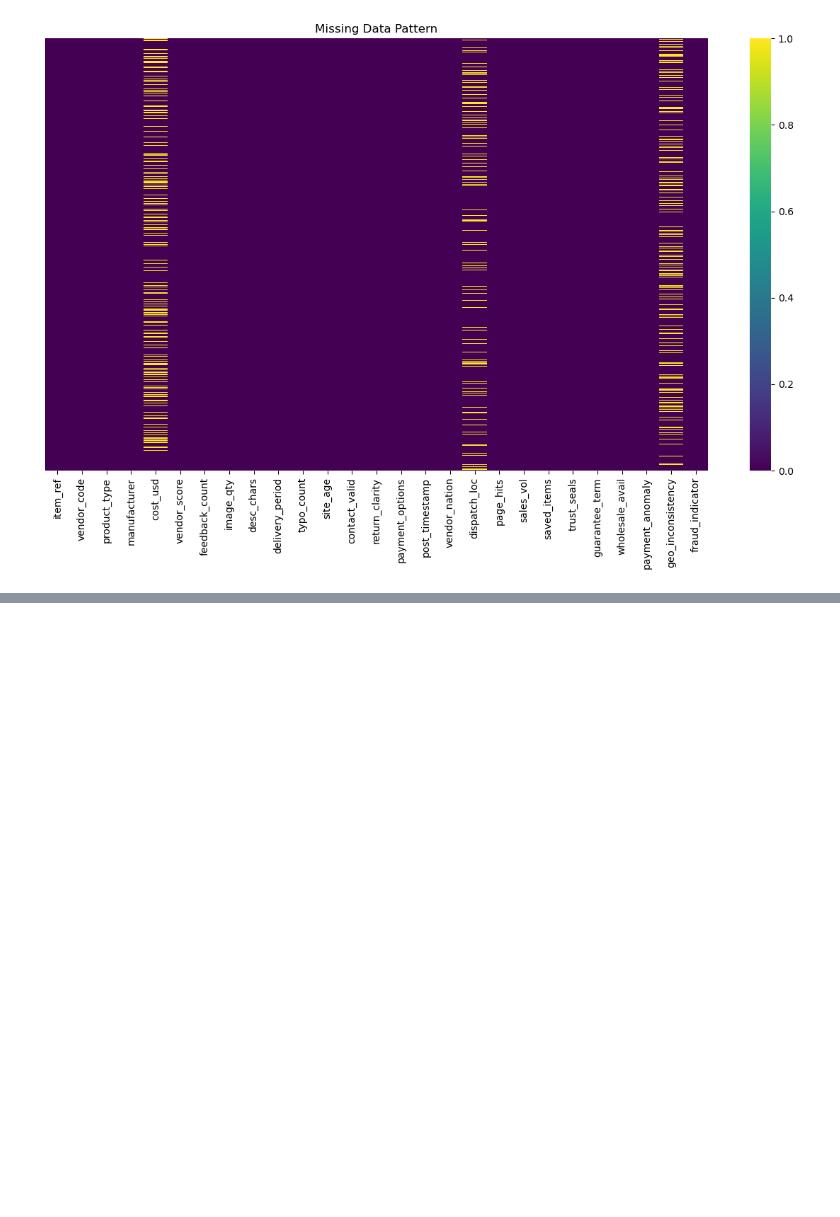
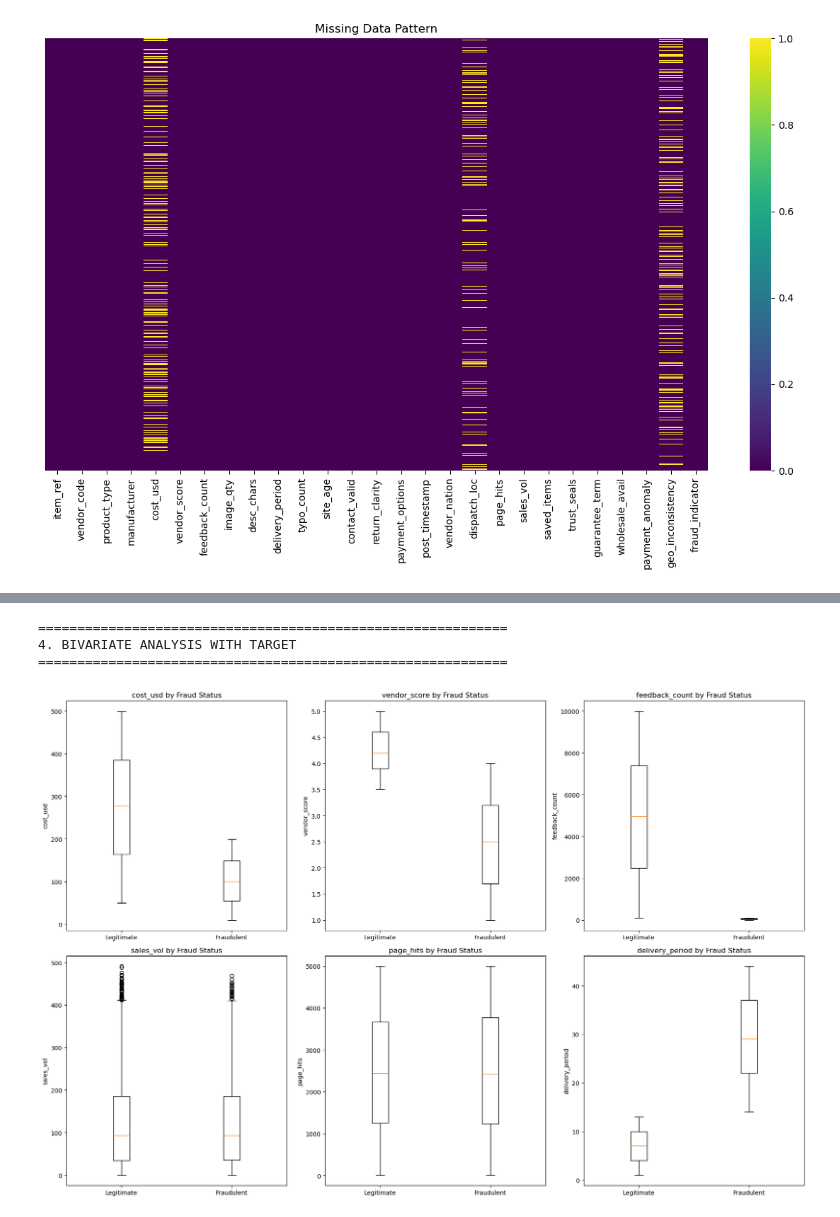
Before and after one commit to N1KH1LT0X1N/S4DS-Tasks, a Jupyter notebook: task1/S4DS_Task1.ipynb, the cells around one changed output, grey strips where cells are left out. Cells and saved outputs as stored; diff of their text form; code cells hidden in the pictures; blank space fills up the shorter version.

```diff
--- a/task1/S4DS_Task1.ipynb
+++ b/task1/S4DS_Task1.ipynb
@@ -167,0 +303,26 @@ plt.show()
+# %%
+# 4. BIVARIATE ANALYSIS WITH TARGET
+print("\n" + "=" * 60)
+print("4. BIVARIATE ANALYSIS WITH TARGET")
+print("=" * 60)
+
+fig, axes = plt.subplots(2, 3, figsize=(18, 12))
+axes = axes.ravel()
+
+for i, col in enumerate(key_numerical[:6]):
+    if col in df.columns:
+        # Box plot for each numerical feature by fraud indicator
+        df_clean = df[df[col].notna()]
+        axes[i].boxplot([df_clean[df_clean['fraud_indicator'] == False][col].dropna(),
+                        df_clean[df_clean['fraud_indicator'] == True][col].dropna()],
+                       labels=['Legitimate', 'Fraudulent'])
+        axes[i].set_title(f'{col} by Fraud Status')
+        axes[i].set_ylabel(col)
+
+plt.tight_layout()
+plt.show()
+# %% [output]
+============================================================
+4. BIVARIATE ANALYSIS WITH TARGET
+============================================================
+[figure, added]
```
Also changed, not shown: parts of 8 cells of this notebook, 3 other files.
